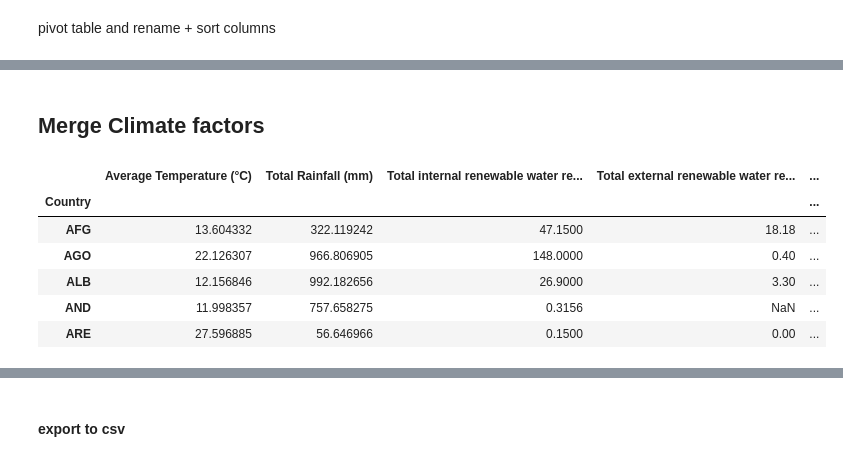
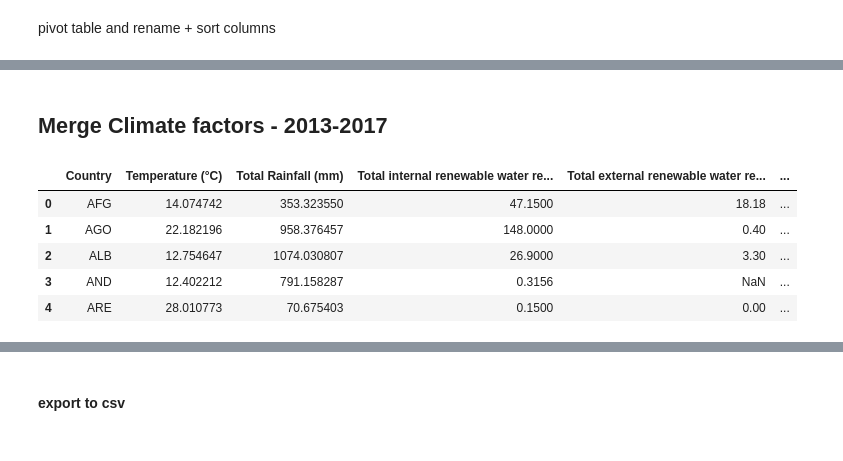
Before and after one commit to herbmks/MDA-Tuvalu, a Jupyter notebook: preprocessing climate factors.ipynb, the cells around one changed output, grey strips where cells are left out. Saved outputs shown, nothing was run; the diff lists cells and outputs as text; code cells hidden in the pictures.

```diff
--- a/preprocessing climate factors.ipynb
+++ b/preprocessing climate factors.ipynb
@@ -115,0 +113,5 @@ temperature.head()
+# %%
+temperature = temperature.rename(columns={'Statistics':'Month'})
+temperature = temperature[['Country','Year','Month','Temperature (°C)']]
+temperature['Month'] = temperature['Month'].map(lambda x: x.split(' ')[0])
+temperature.head()
@@ -116,11 +127,7 @@ temperature.head()
 # %% [markdown]
 add weights based on days in a month
 # %%
-monthly_temperature = temperature[['Country','Year','Statistics','Temperature (°C)']]
-monthly_temperature = monthly_temperature.rename(columns={'Statistics':'Month'})
-monthly_temperature['Month'] = monthly_temperature['Month'].map(lambda x: x.split(' ')[0])
 weights = {'Jan':31, 'Feb':28, 'Mar':31, 'Apr':30, 'May':31, 'Jun':30,'Jul':31, 'Aug':31, 'Sep':30, 'Oct':31, 'Nov':30, 'Dec':31}
-monthly_temperature['Weight'] = monthly_temperature['Month'].map(weights)
-monthly_temperature.set_index(['Country','Year','Month'],inplace=True)
-monthly_temperature.head()
+temperature['Weight'] = temperature['Month'].map(weights)
+temperature.head()
 # %% [output]
@@ -136,5 +140,6 @@ monthly_temperature.head()
 # %%
-annual_temperature = monthly_temperature.groupby(['Country','Year']).apply(lambda x: (x['Temperature (°C)'] * x['Weight']).sum() / x['Weight'].sum())
-annual_temperature = pd.DataFrame(annual_temperature, columns = ["Average Temperature (°C)"])
+annual_temperature = temperature.groupby(['Country','Year']).apply(lambda x: (x['Temperature (°C)'] * x['Weight']).sum() / x['Weight'].sum())
+annual_temperature = pd.DataFrame(annual_temperature).rename(columns={0:'Temperature (°C)'})
+annual_temperature.reset_index(inplace=True)
 annual_temperature.head()
 # %% [output]
@@ -150,5 +154,4 @@ annual_temperature.head()
 # %%
-average_annual_temperature = annual_temperature.groupby("Country").mean()
-average_annual_temperature["Standard Deviation"] = annual_temperature.groupby("Country").std()
+average_annual_temperature = annual_temperature[(annual_temperature['Year'] > 2012) & (annual_temperature['Year'] < 2017)].groupby("Country")['Temperature (°C)'].mean()
 average_annual_temperature.head()
 # %% [output]
@@ -207,20 +210,19 @@ water_resources.head()
 | AND | 0.3156 | NaN | 0.3156 | NaN | ... |
 | ARE | 0.1500 | 0.00 | 0.1500 | 0.000000 | ... |
 # %% [markdown]
-## Merge Climate factors
+## Merge Climate factors - 2013-2017
 # %%
 climate_factors = pd.merge(average_annual_temperature,average_annual_rainfall,left_index=True,right_index=True)
 climate_factors = pd.merge(climate_factors,water_resources,left_index=True,right_index=True,how='outer')
-climate_factors.drop(['Standard Deviation_x','Standard Deviation_y'],axis=1,inplace=True)
+climate_factors.reset_index(inplace=True)
 climate_factors.head()
 # %% [output]
-|  | Average Temperature (°C) | Total Rainfall (mm) | Total internal renewable water re... | Total external renewable water re... | ... |
-| Country |  |  |  |  | ... |
-| AFG | 13.604332 | 322.119242 | 47.1500 | 18.18 | ... |
-| AGO | 22.126307 | 966.806905 | 148.0000 | 0.40 | ... |
-| ALB | 12.156846 | 992.182656 | 26.9000 | 3.30 | ... |
-| AND | 11.998357 | 757.658275 | 0.3156 | NaN | ... |
-| ARE | 27.596885 | 56.646966 | 0.1500 | 0.00 | ... |
+|  | Country | Temperature (°C) | Total Rainfall (mm) | Total internal renewable water re... | Total external renewable water re... | ... |
+| 0 | AFG | 14.074742 | 353.323550 | 47.1500 | 18.18 | ... |
+| 1 | AGO | 22.182196 | 958.376457 | 148.0000 | 0.40 | ... |
+| 2 | ALB | 12.754647 | 1074.030807 | 26.9000 | 3.30 | ... |
+| 3 | AND | 12.402212 | 791.158287 | 0.3156 | NaN | ... |
+| 4 | ARE | 28.010773 | 70.675403 | 0.1500 | 0.00 | ... |
 # %%
 climate_factors.isna().sum()
 # %% [output]
```
Also changed, not shown: parts of 27 cells of this notebook, 6 other files.
